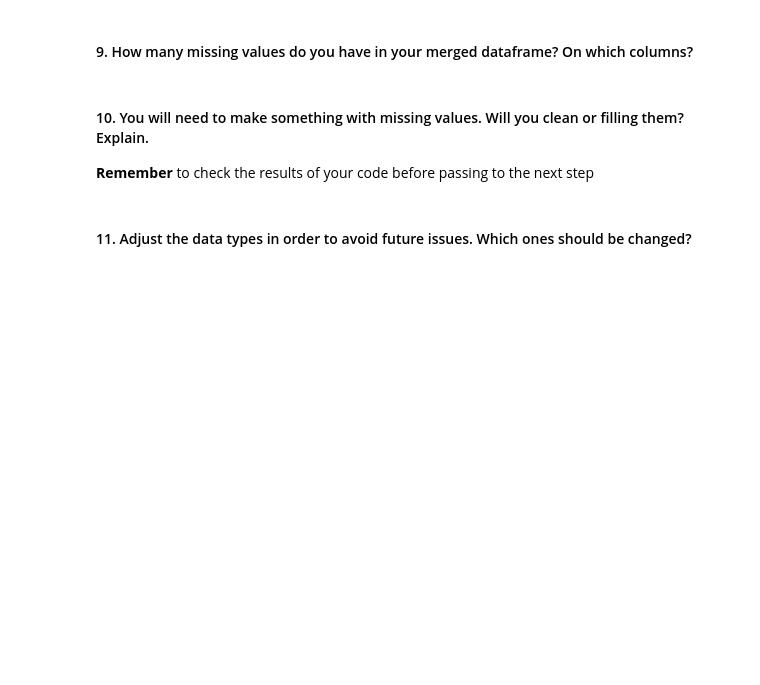
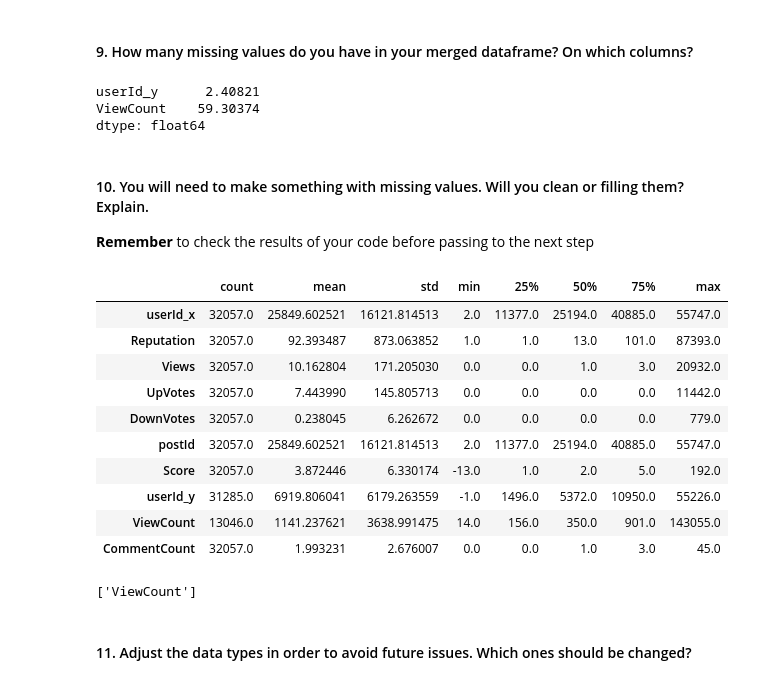
Before and after one commit to luanasolisg/dataptmad1019, a Jupyter notebook: module-1/lab-data_cleaning/your-code/main.ipynb, the cells around one changed output. Drawn from its saved outputs; the diff is of its cells as text; code cells hidden in the pictures; blank space fills up the shorter version.

```diff
--- a/module-1/lab-data_cleaning/your-code/main.ipynb
+++ b/module-1/lab-data_cleaning/your-code/main.ipynb
@@ -30,0 +28,3 @@ SyntaxError: invalid syntax (<ipython-input-32-488ab7abfb55>, line 1)
+# %%
+users_id = data_users.rename(columns = {'Id': 'userId'})
+users_id.head()
@@ -43,3 +50,6 @@ data_posts.head()
 5 rows × 21 columns
 # %% [markdown]
 #### 7. Rename Id column to postId and OwnerUserId to userId
+# %%
+posts_id = data_posts.rename(columns = {'Id': 'postId', 'OwnerUserId' : 'userId'})
+posts_id.head()
@@ -47,3 +65,8 @@ data_posts.head()
 #### 8. Define new dataframes for users and posts with the following selected columns:
     **users columns**: userId, Reputation,Views,UpVotes,DownVotes
     **posts columns**: postId, Score,userID,ViewCount,CommentCount
+# %%
+new_users = users_id.loc[:, ['userId', 'Reputation', 'Views', 'UpVotes', 'DownVotes']]
+new_users.head()
+new_posts = posts_id.loc[:, ['postId', 'Score', 'userId', 'ViewCount', 'CommentCount']]
+new_posts.head()
@@ -50,3 +80,6 @@ data_posts.head()
 # %% [markdown]
 #### 8. Merge both dataframes, users and posts.
 You will need to make a [merge](https://pandas.pydata.org/pandas-docs/stable/generated/pandas.DataFrame.merge.html) of posts and users dataframes.
+# %%
+users_posts = new_users.merge(new_posts,left_on='userId', right_on='postId')
+users_posts.head()
@@ -53,5 +93,27 @@ You will need to make a [merge](https://pandas.pydata.org/pandas-docs/stable/gen
 # %% [markdown]
 #### 9. How many missing values do you have in your merged dataframe? On which columns?
+# %%
+null_cols = users_posts.isnull().sum()
+
+null_cols[null_cols > 0] / len(users_posts) * 100
+# %% [output]
+userId_y      2.40821
+ViewCount    59.30374
+dtype: float64
 # %% [markdown]
 #### 10. You will need to make something with missing values.  Will you clean or filling them? Explain.
 **Remember** to check the results of your code before passing to the next step
+# %%
+users_posts.describe().T
+# %% [output]
+|  | count | mean | std | min | 25% | 50% | 75% | max |
+| userId_x | 32057.0 | 25849.602521 | 16121.814513 | 2.0 | 11377.0 | 25194.0 | 40885.0 | 55747.0 |
+| Reputation | 32057.0 | 92.393487 | 873.063852 | 1.0 | 1.0 | 13.0 | 101.0 | 87393.0 |
+| Views | 32057.0 | 10.162804 | 171.205030 | 0.0 | 0.0 | 1.0 | 3.0 | 20932.0 |
+| UpVotes | 32057.0 | 7.443990 | 145.805713 | 0.0 | 0.0 | 0.0 | 0.0 | 11442.0 |
+| DownVotes | 32057.0 | 0.238045 | 6.262672 | 0.0 | 0.0 | 0.0 | 0.0 | 779.0 |
+| postId | 32057.0 | 25849.602521 | 16121.814513 | 2.0 | 11377.0 | 25194.0 | 40885.0 | 55747.0 |
+| Score | 32057.0 | 3.872446 | 6.330174 | -13.0 | 1.0 | 2.0 | 5.0 | 192.0 |
+| userId_y | 31285.0 | 6919.806041 | 6179.263559 | -1.0 | 1496.0 | 5372.0 | 10950.0 | 55226.0 |
+| ViewCount | 13046.0 | 1141.237621 | 3638.991475 | 14.0 | 156.0 | 350.0 | 901.0 | 143055.0 |
+| CommentCount | 32057.0 | 1.993231 | 2.676007 | 0.0 | 0.0 | 1.0 | 3.0 | 45.0 |
@@ -58,3 +123,14 @@ You will need to make a [merge](https://pandas.pydata.org/pandas-docs/stable/gen
+# %%
+threshold = 50
+
+null_cols = null_cols[null_cols > 0] / len(users_posts) * 100
+null_filter = null_cols > threshold
+
+drop_cols = list(null_cols[null_filter].index)
+
+drop_cols
+# %% [output]
+['ViewCount']
 # %% [markdown]
 #### 11. Adjust the data types in order to avoid future issues. Which ones should be changed?
 # %% [markdown]
```
Also changed, not shown: parts of 6 cells of this notebook.
